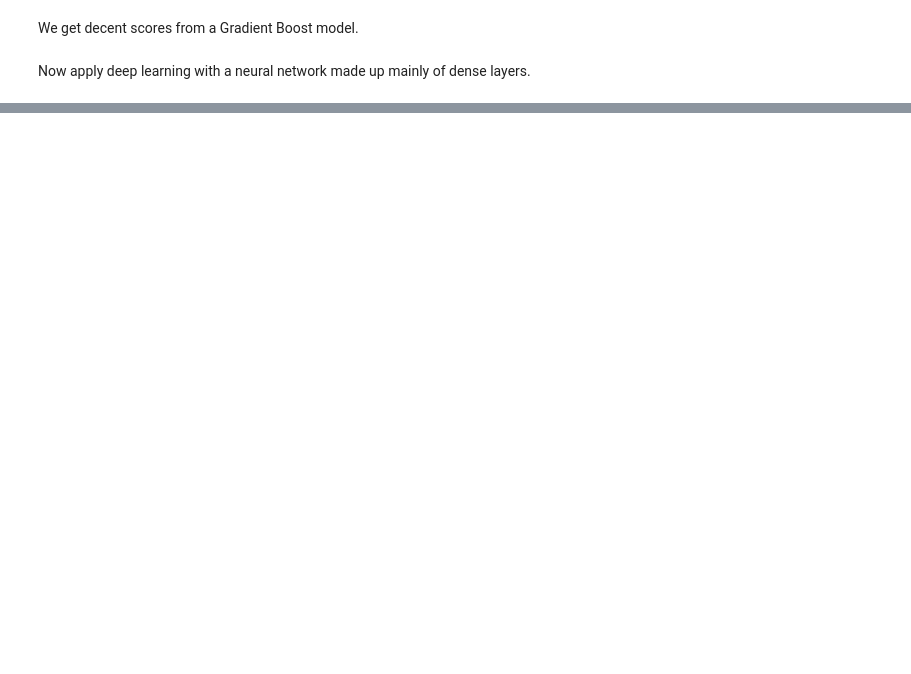
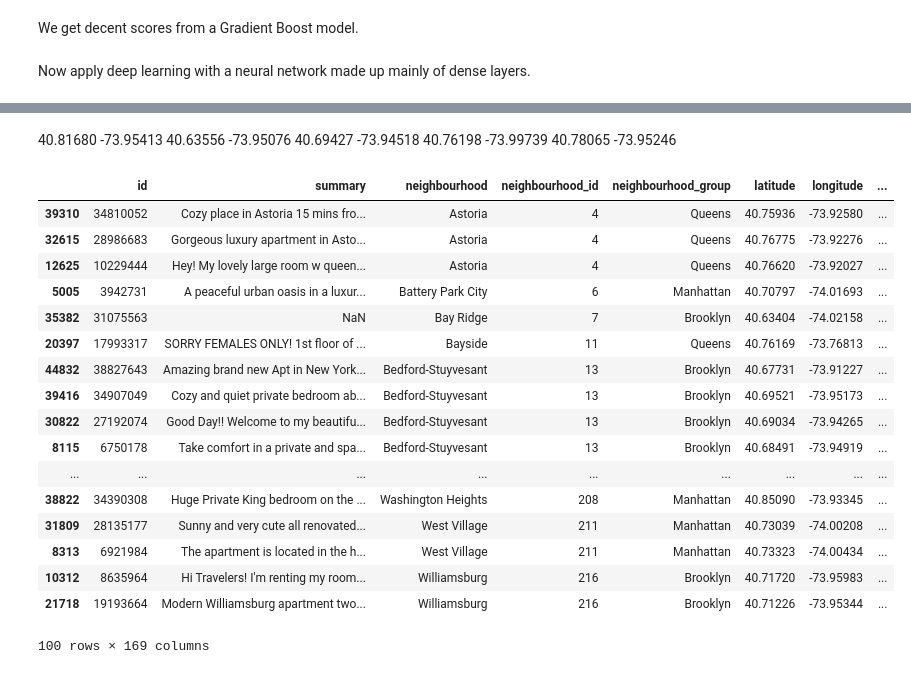
Before and after one commit to bruceplai/ml-capstone, a Jupyter notebook: airbnb.ipynb, the cells around one changed output, grey strips where cells are left out. Saved outputs shown, nothing was run; the diff lists cells and outputs as text; code cells hidden in the pictures; blank space fills up the shorter version.

```diff
--- a/airbnb.ipynb
+++ b/airbnb.ipynb
@@ -1599,0 +1617,27 @@ test_results.tail(10)
+# %% [markdown]
+40.81680	-73.95413
+40.63556	-73.95076
+40.69427	-73.94518
+40.76198	-73.99739
+40.78065	-73.95246
+# %%
+test_results.tail(100).sort_values(by=["neighbourhood"])
+# %% [output]
+|  | id | summary | neighbourhood | neighbourhood_id | neighbourhood_group | latitude | longitude | ... |
+| 39310 | 34810052 | Cozy place in Astoria 15 mins fro... | Astoria | 4 | Queens | 40.75936 | -73.92580 | ... |
+| 32615 | 28986683 | Gorgeous luxury apartment in Asto... | Astoria | 4 | Queens | 40.76775 | -73.92276 | ... |
+| 12625 | 10229444 | Hey! My lovely large room w queen... | Astoria | 4 | Queens | 40.76620 | -73.92027 | ... |
+| 5005 | 3942731 | A peaceful urban oasis in a luxur... | Battery Park City | 6 | Manhattan | 40.70797 | -74.01693 | ... |
+| 35382 | 31075563 | NaN | Bay Ridge | 7 | Brooklyn | 40.63404 | -74.02158 | ... |
+| 20397 | 17993317 | SORRY FEMALES ONLY! 1st floor of ... | Bayside | 11 | Queens | 40.76169 | -73.76813 | ... |
+| 44832 | 38827643 | Amazing brand new Apt in New York... | Bedford-Stuyvesant | 13 | Brooklyn | 40.67731 | -73.91227 | ... |
+| 39416 | 34907049 | Cozy and quiet private bedroom ab... | Bedford-Stuyvesant | 13 | Brooklyn | 40.69521 | -73.95173 | ... |
+| 30822 | 27192074 | Good Day!! Welcome to my beautifu... | Bedford-Stuyvesant | 13 | Brooklyn | 40.69034 | -73.94265 | ... |
+| 8115 | 6750178 | Take comfort in a private and spa... | Bedford-Stuyvesant | 13 | Brooklyn | 40.68491 | -73.94919 | ... |
+| ... | ... | ... | ... | ... | ... | ... | ... | ... |
+| 38822 | 34390308 | Huge Private King bedroom on the ... | Washington Heights | 208 | Manhattan | 40.85090 | -73.93345 | ... |
+| 31809 | 28135177 | Sunny and very cute all renovated... | West Village | 211 | Manhattan | 40.73039 | -74.00208 | ... |
+| 8313 | 6921984 | The apartment is located in the h... | West Village | 211 | Manhattan | 40.73323 | -74.00434 | ... |
+| 10312 | 8635964 | Hi Travelers! I'm renting my room... | Williamsburg | 216 | Brooklyn | 40.71720 | -73.95983 | ... |
+| 21718 | 19193664 | Modern Williamsburg apartment two... | Williamsburg | 216 | Brooklyn | 40.71226 | -73.95344 | ... |
+100 rows × 169 columns
```
Also changed, not shown: parts of 13 cells of this notebook.
